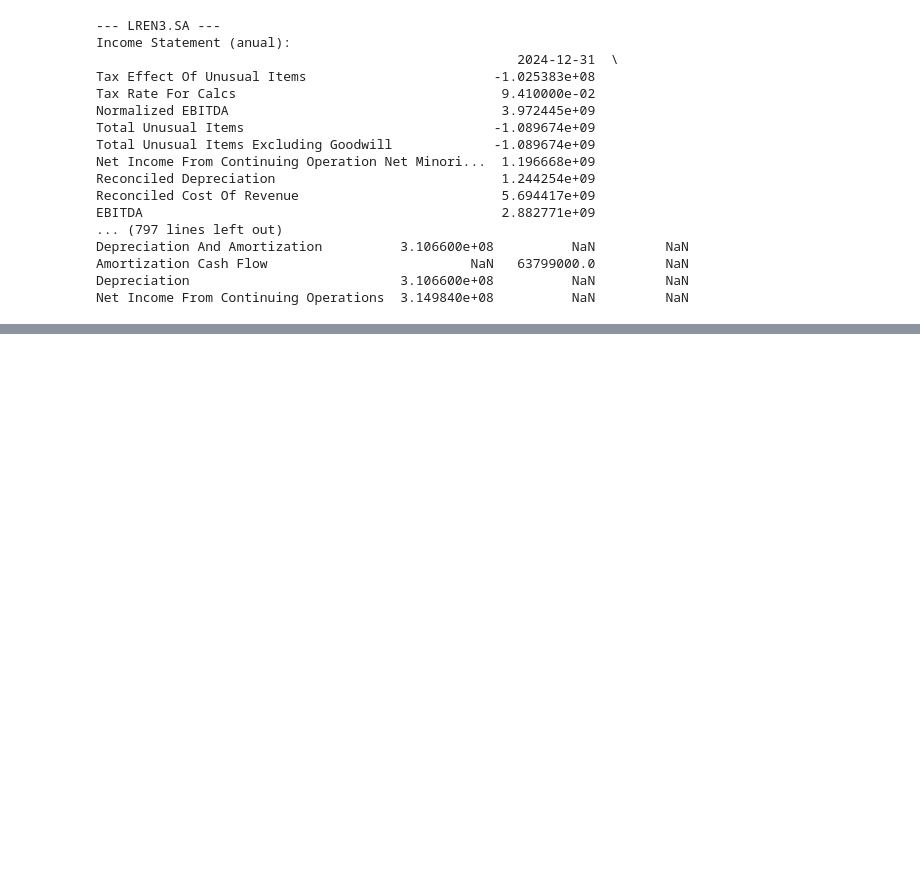
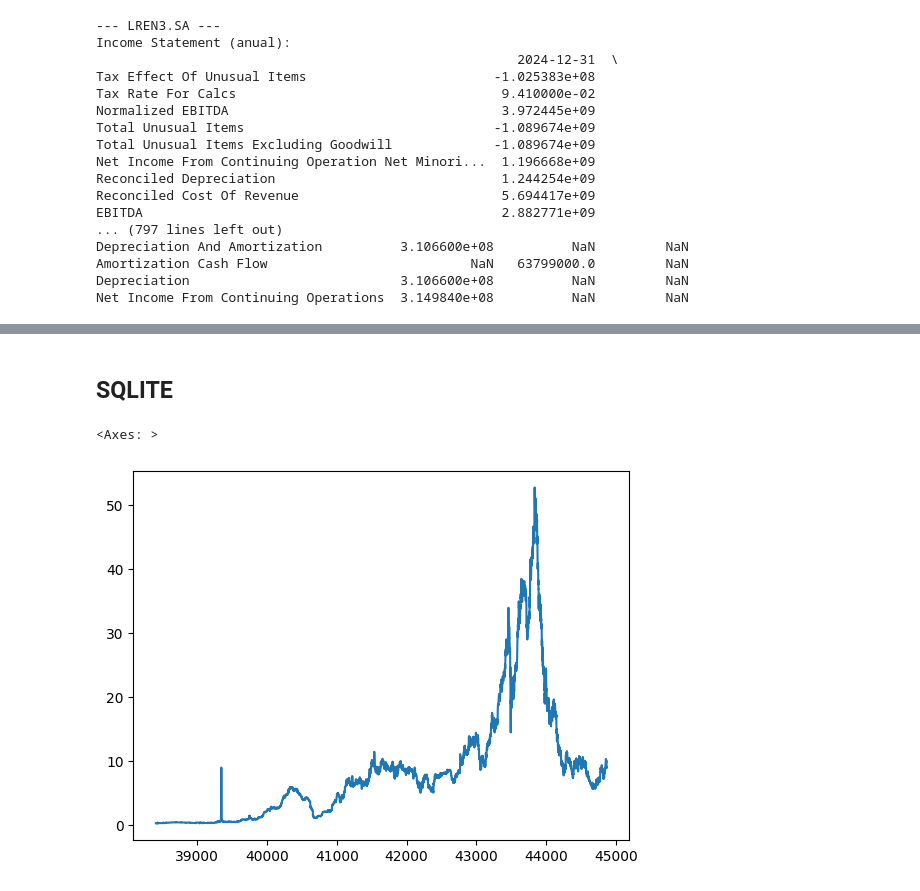
Before and after one commit to faustostangler/FLY, a Jupyter notebook: playgroung.ipynb, the cells around one changed output, grey strips where cells are left out. Drawn from its saved outputs; the diff is of its cells as text; code cells hidden in the pictures; blank space fills up the shorter version.

```diff
--- a/playgroung.ipynb
+++ b/playgroung.ipynb
@@ -204,3 +204,5 @@ tk.eps_revisions
 | +1q | 0 | 1 | 1 | 0 |
 | 0y | 1 | 3 | 4 | 0 |
 | +1y | 1 | 2 | 5 | 3 |
+# %% [markdown]
+## SQLITE
@@ -206,0 +213,19 @@ tk.eps_revisions
+# %%
+db_path = r"D:\Fausto Stangler\Documentos\Python\FLY\data\fly.db"
+raw = "tbl_statements_raw"
+fetched = "tbl_statements_fetched"
+stock_quote = "tbl_stock_quote"
+# %%
+# conecta ao banco
+conn = sqlite3.connect(db_path)
+
+# lê a tabela em um DataFrame
+df = pd.read_sql(f"SELECT * FROM {stock_quote}", conn)
+# %%
+ticker = "ALPA3"
+
+mask = df['ticker'] == ticker
+df[mask]['close'].plot()
+# %% [output]
+<Axes: >
+[figure, added]
```
Also changed, not shown: parts of 7 cells of this notebook, 1 other file.
